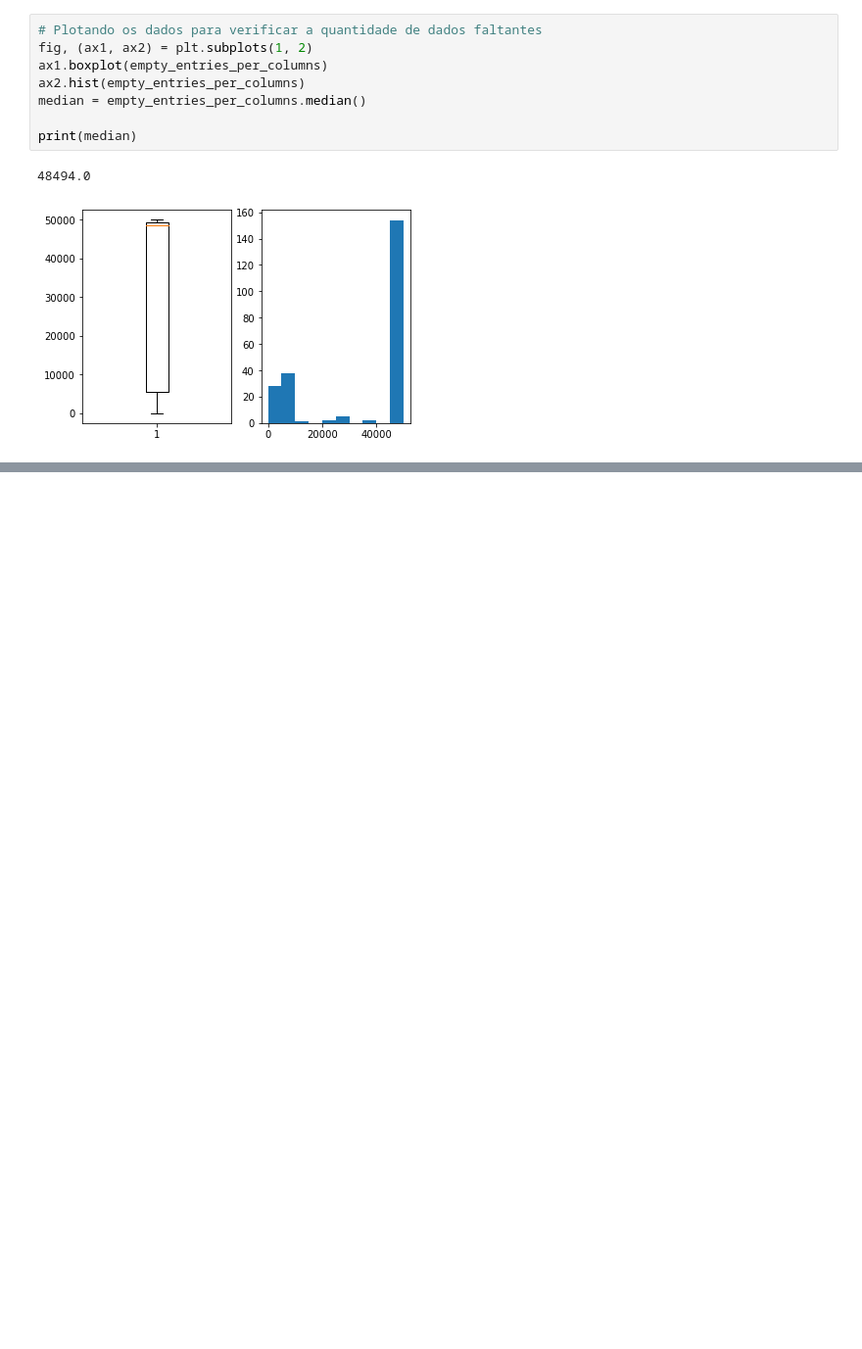
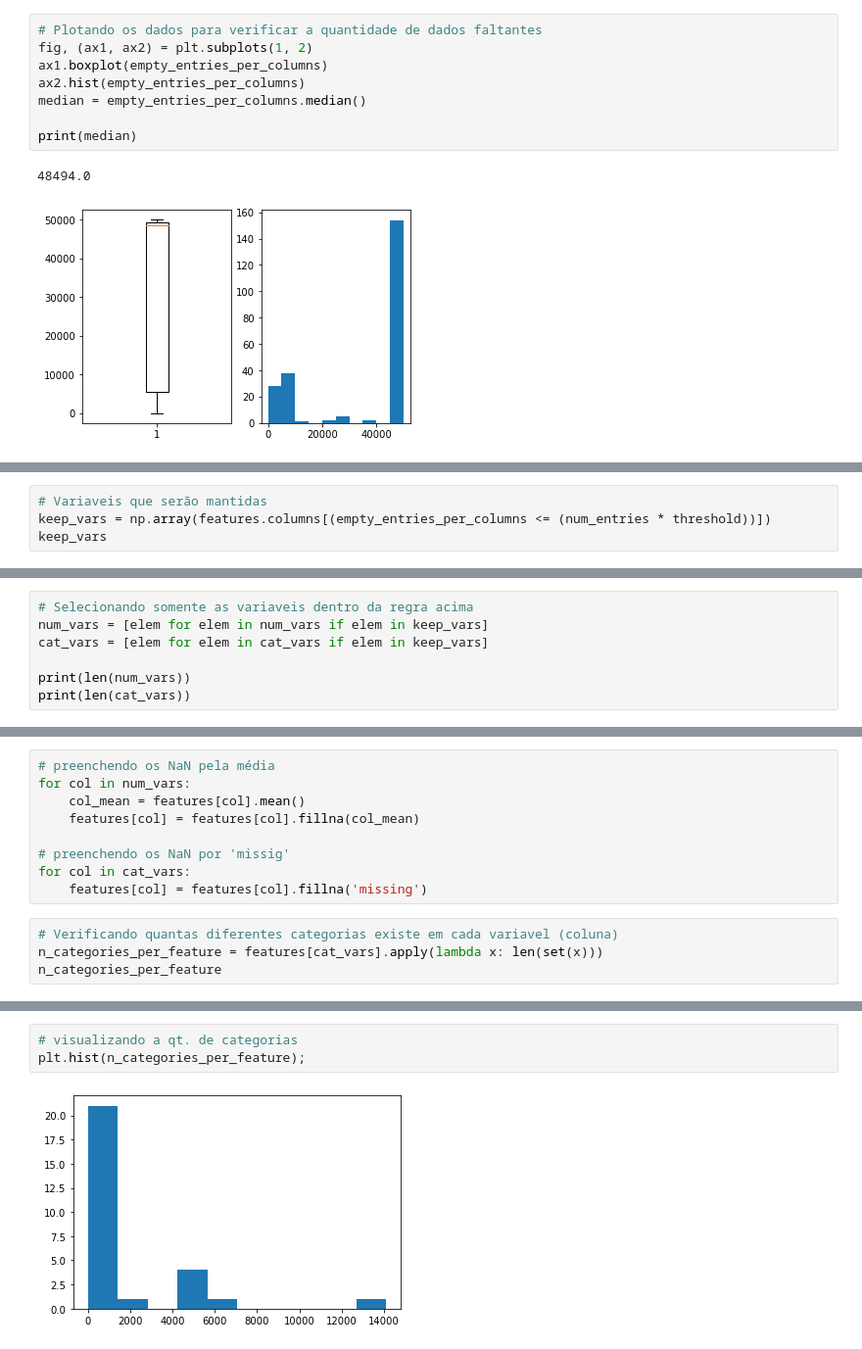
Before and after one commit to daianeklein/cursos-bootcamps, a Jupyter notebook: Udemy/Churn-Clientes/Churn-Clientes.ipynb, the cells around one changed output, grey strips where cells are left out. Shown at 98% size. Drawn from its saved outputs; the diff is of its cells as text; blank space fills up the shorter version.

```diff
--- a/Udemy/Churn-Clientes/Churn-Clientes.ipynb
+++ b/Udemy/Churn-Clientes/Churn-Clientes.ipynb
@@ -217,0 +235,4 @@ print(median)
+# %%
+# Variaveis que serão mantidas
+keep_vars = np.array(features.columns[(empty_entries_per_columns <= (num_entries * threshold))])
+keep_vars
@@ -217,0 +251,7 @@ print(median)
+# %%
+# Selecionando somente as variaveis dentro da regra acima
+num_vars = [elem for elem in num_vars if elem in keep_vars]
+cat_vars = [elem for elem in cat_vars if elem in keep_vars]
+
+print(len(num_vars))
+print(len(cat_vars))
@@ -217,0 +261,13 @@ print(median)
+# %%
+# preenchendo os NaN pela média
+for col in num_vars:
+    col_mean = features[col].mean()
+    features[col] = features[col].fillna(col_mean)
+
+# preenchendo os NaN por 'missig'
+for col in cat_vars:
+    features[col] = features[col].fillna('missing')
+# %%
+# Verificando quantas diferentes categorias existe em cada variavel (coluna)
+n_categories_per_feature = features[cat_vars].apply(lambda x: len(set(x)))
+n_categories_per_feature
@@ -217,0 +292,5 @@ print(median)
+# %%
+# visualizando a qt. de categorias
+plt.hist(n_categories_per_feature);
+# %% [output]
+[figure, added]
```
Also changed, not shown: parts of 14 cells of this notebook.
